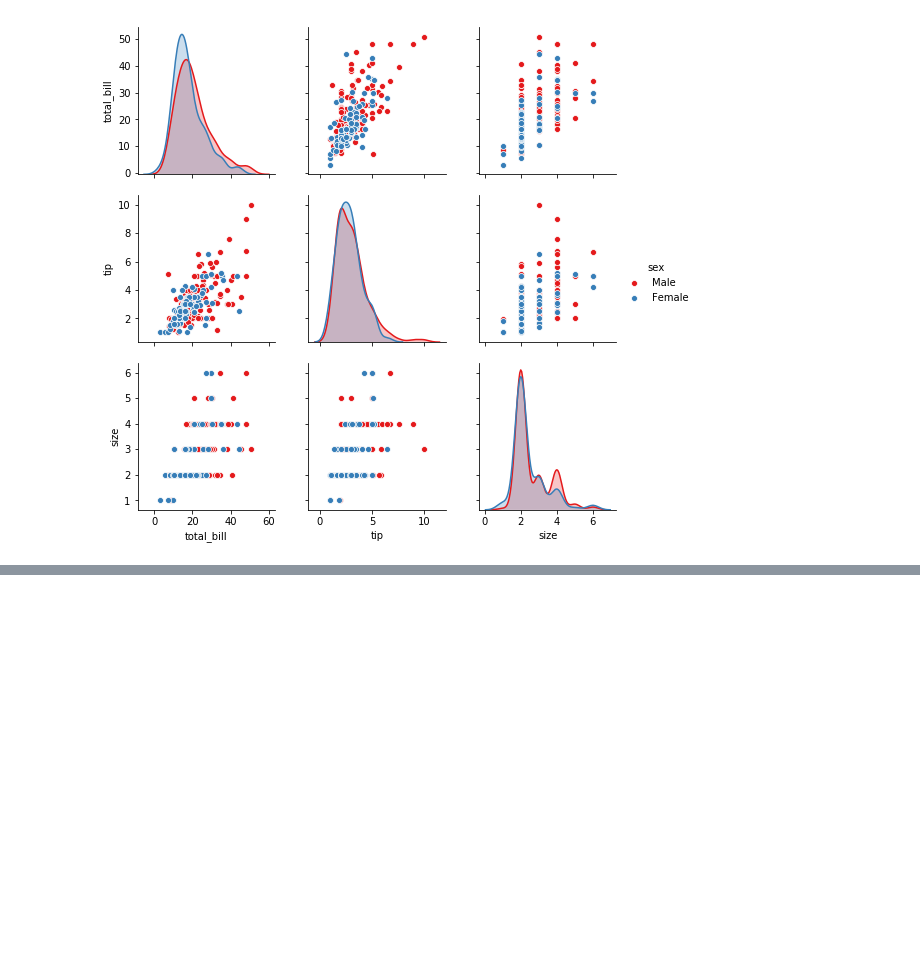
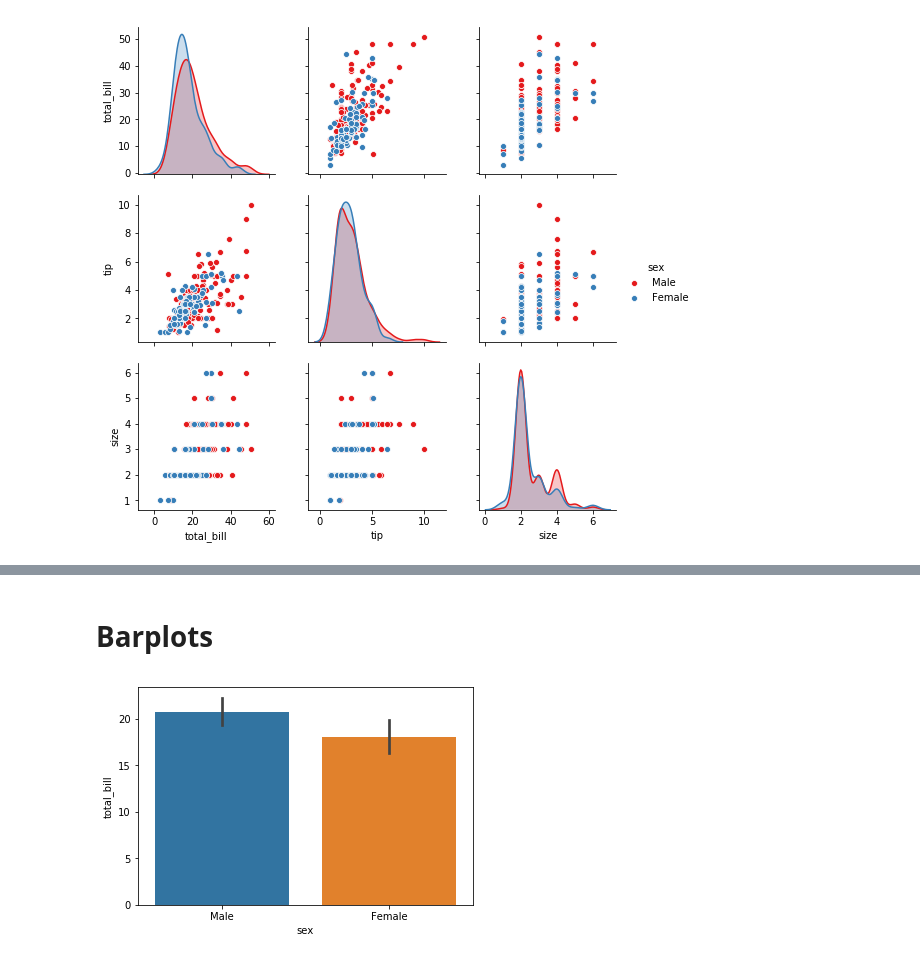
Before and after one commit to rossdavidhunter/Fundamentals-Data-Analysis-Assessment, a Jupyter notebook: tipsdataset.ipynb, the cells around one changed output, grey strips where cells are left out. Saved outputs shown, nothing was run; the diff lists cells and outputs as text; code cells hidden in the pictures; blank space fills up the shorter version.

```diff
--- a/tipsdataset.ipynb
+++ b/tipsdataset.ipynb
@@ -109,0 +141,7 @@ plt.show()
+# %% [markdown]
+# Barplots
+# %%
+sns.barplot(x ="sex" , y ="total_bill" , data=tips)
+plt.show()
+# %% [output]
+[figure, added]
```
Also changed, not shown: parts of 16 cells of this notebook.
